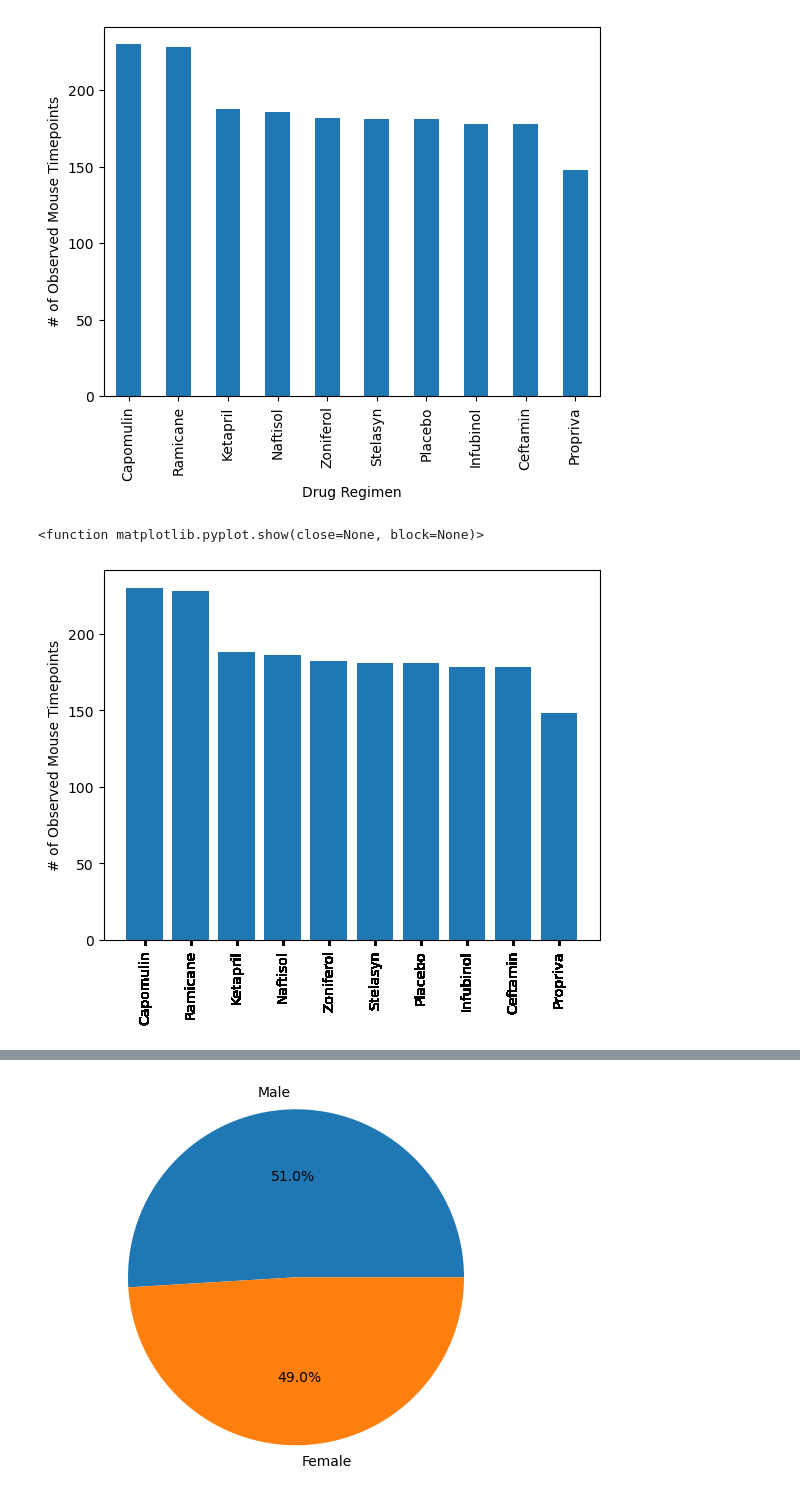
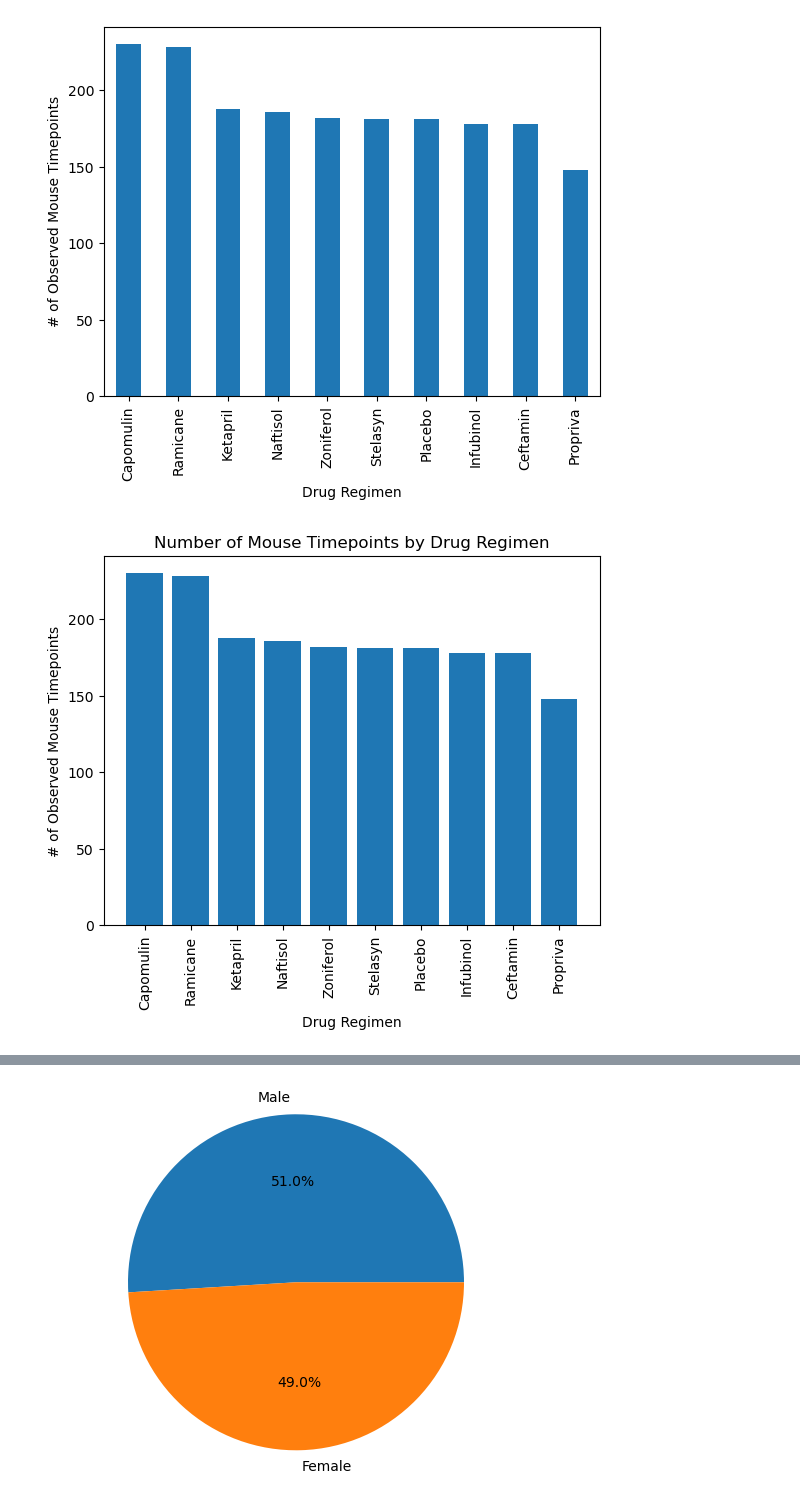
Before and after one commit to yveduncan/Homework_5, a Jupyter notebook: Pymaceuticals/pymaceuticals_starter-Copy1.ipynb, the cells around one changed output, grey strips where cells are left out. Cells and saved outputs as stored; diff of their text form; code cells hidden in the pictures.

```diff
--- a/Pymaceuticals/pymaceuticals_starter-Copy1.ipynb
+++ b/Pymaceuticals/pymaceuticals_starter-Copy1.ipynb
@@ -156,12 +156,12 @@ plt.ylabel('# of Observed Mouse Timepoints')
 Text(0, 0.5, '# of Observed Mouse Timepoints')
 [figure]
 # %%
-# Generate a bar plot showing the total number of rows (Mouse ID/Timepoints) for each drug regimen using pyplot.
 MMM_bar_py = MMM_nodups['Drug Regimen'].value_counts()
 plt.bar(MMM_bar_py.index, MMM_bar_py.values)
-plt.xticks(MMM_nodups["Drug Regimen"], rotation="vertical")
+plt.xticks(rotation="vertical")  # Rotate the x-axis labels for better readability
+plt.xlabel('Drug Regimen')
 plt.ylabel('# of Observed Mouse Timepoints')
-plt.show
+plt.title('Number of Mouse Timepoints by Drug Regimen')
+plt.show()
 # %% [output]
-<function matplotlib.pyplot.show(close=None, block=None)>
-[figure, old version]
+[figure, new version]
```
Also changed, not shown: parts of 11 cells of this notebook.
